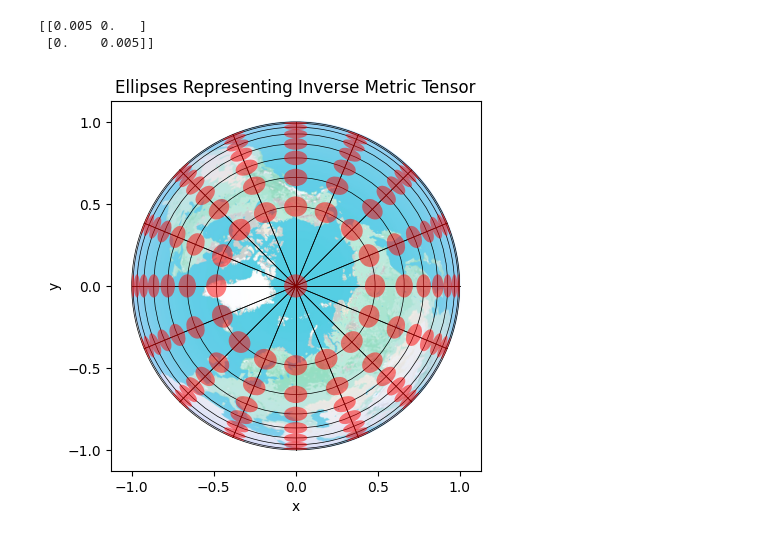
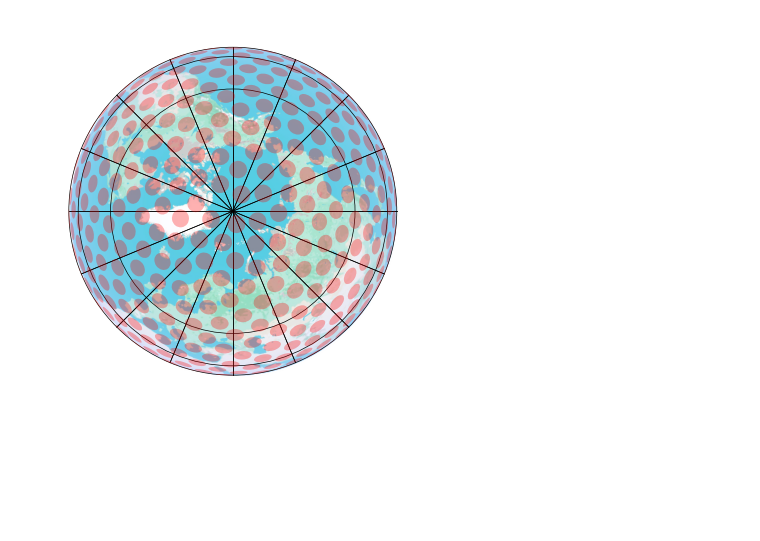
Before and after one commit to Whatisthisname/probabilistic-PDE-solver-on-manifold, a Jupyter notebook: app/discrete_exterior_calculus/unit-disc.ipynb, the cells around one changed output. Drawn from its saved outputs; the diff is of its cells as text; code cells hidden in the pictures; blank space fills up the shorter version.

Commit message:
generated plots, more text

```diff
--- a/app/discrete_exterior_calculus/unit-disc.ipynb
+++ b/app/discrete_exterior_calculus/unit-disc.ipynb
@@ -149,7 +149,7 @@ def draw_metric_ellipses(metric_tensor_function, points, chart_bounds=(-1, 1)):
             edgecolor="none",
             facecolor="red",
             lw=0,
-            alpha=0.5,
+            alpha=0.3,
         )
 
         coll.append(ellipse)
@@ -161,7 +161,7 @@ def draw_metric_ellipses(metric_tensor_function, points, chart_bounds=(-1, 1)):
     ex = 1.14
     ax.set_aspect("equal")
     # ax.grid(True)
-    ax.set_title("Ellipses Representing Inverse Metric Tensor")
+    # ax.set_title("Ellipses Representing Inverse Metric Tensor")
     ax.set_xlabel("x")
     ax.set_ylabel("y")
 
@@ -179,7 +179,7 @@ def embed_to_dome(point):
 def projected_dome_tensor(point):
     jacobian = jax.jacobian(embed_to_dome)
     norm = jnp.linalg.norm(point)
-    return 0.005 * jax.lax.cond(
+    return 0.003 * jax.lax.cond(
         norm <= 1,
         lambda _: jax.lax.cond(
             norm == 0,
@@ -194,8 +194,8 @@ def projected_dome_tensor(point):
 
 
 # Points where the ellipses will be drawn
-xs = np.linspace(-1, 1, 40)
-ys = np.linspace(-1, 1, 40)
+xs = np.linspace(-1, 1, 20)
+ys = np.linspace(-1, 1, 20)
 points = jnp.array([(x, y) for x in xs for y in ys])
 points = points[points[:, 0] ** 2 + points[:, 1] ** 2 < 1]
 
@@ -212,7 +212,7 @@ def sunflower_spiral_pattern_2D(n: int, radius: float = 1.0) -> np.ndarray:
     phi = (1 + np.sqrt(5)) / 2
     # Generate the points
     indices = np.arange(0, n, dtype=np.float32)
-    r = np.sqrt(indices / n) * radius
+    r = np.sqrt(1 - ((indices / n) ** 2)) * radius
     theta = 2 * np.pi * phi * indices
     x = r * np.cos(theta)
     y = r * np.sin(theta)
@@ -236,37 +236,47 @@ points = [
 for point in points:
     start = [point[0], -point[0]]
     end = [point[1], -point[1]]
     ax.plot(start, end, color="black", zorder=-20, lw=0.5)
 
-ks = np.linspace(0, 1, 8, endpoint=False)[::-1]
+ks = np.linspace(0, 1, 4, endpoint=True)[::-1]
 coll = []
 for k in ks:
     circle = plt.Circle((0, 0), np.sqrt(1 - k * k), color="black", fill=False, lw=0.5)
 
     coll.append(circle)
 
 from matplotlib.collections import PatchCollection
 
 points = [(0, 0)]
 points.extend(
     [
         r * np.array([np.cos(theta), np.sin(theta)])
         for r in np.sqrt(1 - ks**2)
         for theta in np.linspace(0, 2 * np.pi, 16, endpoint=False)
     ]
 )
 
 points = jnp.array(points)
 ax.add_collection(PatchCollection(coll, match_original=True, zorder=-10))
-
-print(projected_dome_tensor(points[0]))
-
+# ax.axis("off")
 # circle = ax.add_patch(plt.Circle((0, 0), 1, color="black", fill=False, lw=0.5))
 
 # Draw the metric ellipses
+points = sunflower_spiral_pattern_2D(300, 1.0)
 draw_metric_ellipses(projected_dome_tensor, points)
 # plt.scatter(points[:, 0], points[:, 1])
+# ax.imshow(image, extent=(-ex + adj, ex - adj, -ex - adj, ex + adj), zorder=-20)
+ax.set_xlim(-ex, ex)
+ax.set_ylim(-ex, ex)
+ax.set_xlabel("x")
+ax.set_ylabel("y")
+ax.axis("off")
+fig.savefig(
+    "../../markdown/latex/images/hemisphere_tissot_indicatrix.png",
+    dpi=200,
+    transparent=True,
+    bbox_inches="tight",
+    pad_inches=0.1,
+)
 # %% [output]
-[[0.005 0.   ]
- [0.    0.005]]
-[figure, old version]
+[figure, new version]
```
Also changed, not shown: parts of 4 cells of this notebook, 18 other files.
